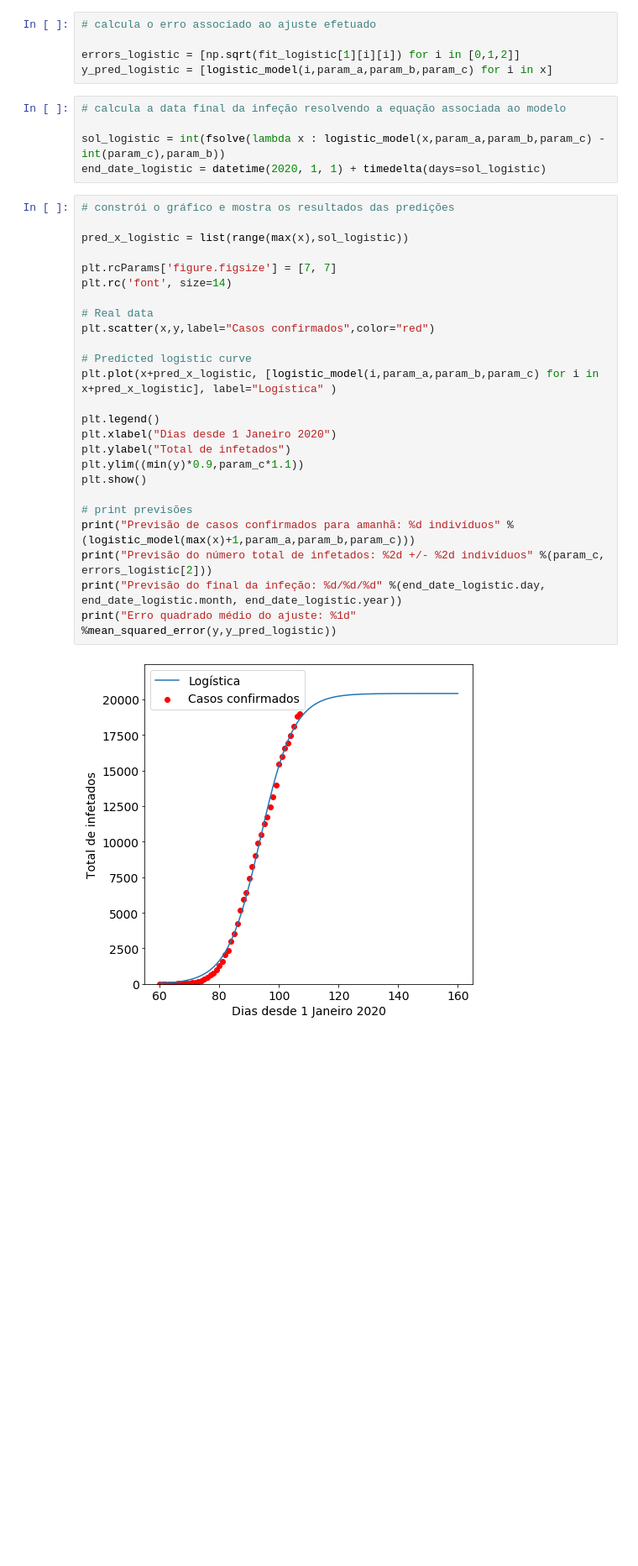
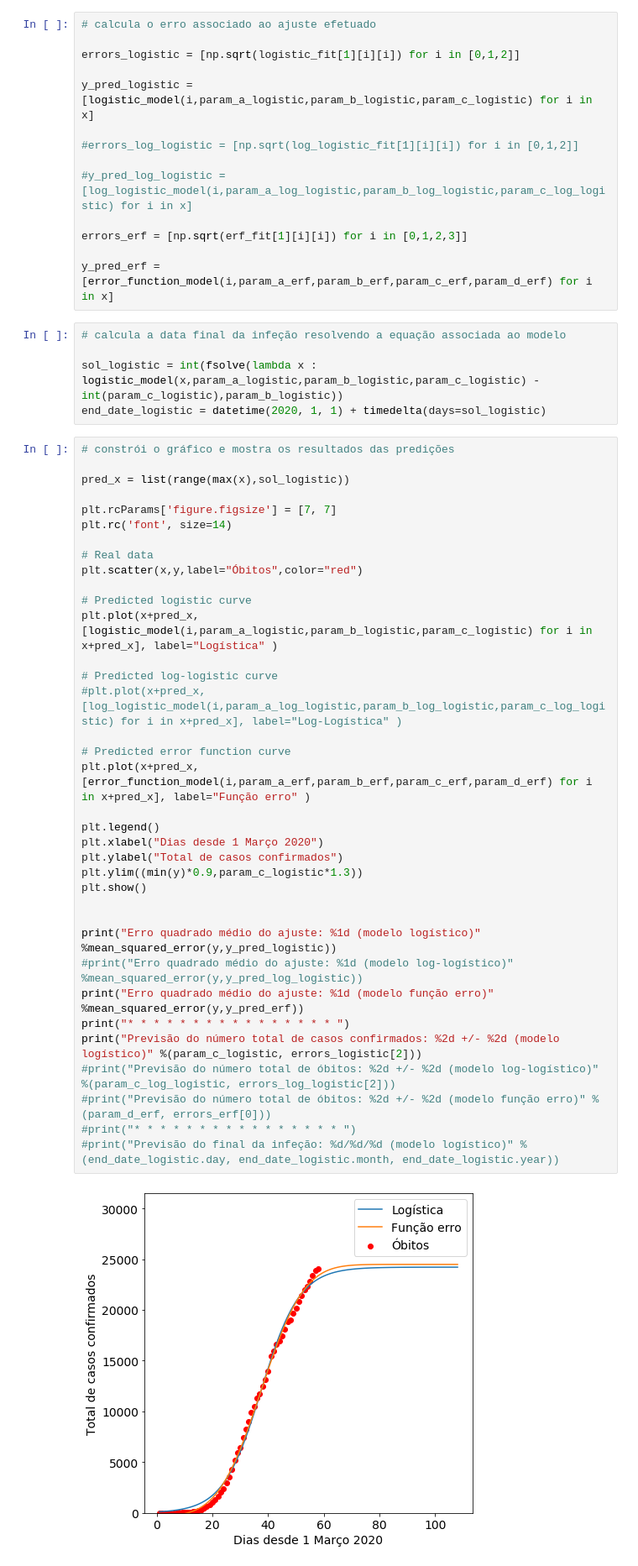
Before and after one commit to Miguel-Salgado/covid-19, a Jupyter notebook: covid-19-portugal_confirmados.ipynb, the cells around one changed output. Shown: that part at 84% size. Drawn from its saved outputs; the diff is of its cells as text; blank space fills up the shorter version.

```diff
--- a/covid-19-portugal_confirmados.ipynb
+++ b/covid-19-portugal_confirmados.ipynb
@@ -55,37 +86,57 @@ a =  5.64; b =  93.77; c =  20421.12
 # %%
 # calcula o erro associado ao ajuste efetuado
 
-errors_logistic = [np.sqrt(fit_logistic[1][i][i]) for i in [0,1,2]]
-y_pred_logistic = [logistic_model(i,param_a,param_b,param_c) for i in x]
+errors_logistic = [np.sqrt(logistic_fit[1][i][i]) for i in [0,1,2]]
+
+y_pred_logistic = [logistic_model(i,param_a_logistic,param_b_logistic,param_c_logistic) for i in x]
+
+#errors_log_logistic = [np.sqrt(log_logistic_fit[1][i][i]) for i in [0,1,2]]
+
+#y_pred_log_logistic = [log_logistic_model(i,param_a_log_logistic,param_b_log_logistic,param_c_log_logistic) for i in x]
+
+errors_erf = [np.sqrt(erf_fit[1][i][i]) for i in [0,1,2,3]]
+
+y_pred_erf = [error_function_model(i,param_a_erf,param_b_erf,param_c_erf,param_d_erf) for i in x]
 # %%
 # calcula a data final da infeção resolvendo a equação associada ao modelo
 
-sol_logistic = int(fsolve(lambda x : logistic_model(x,param_a,param_b,param_c) - int(param_c),param_b))
+sol_logistic = int(fsolve(lambda x : logistic_model(x,param_a_logistic,param_b_logistic,param_c_logistic) - int(param_c_logistic),param_b_logistic))
 end_date_logistic = datetime(2020, 1, 1) + timedelta(days=sol_logistic)
 # %%
 # constrói o gráfico e mostra os resultados das predições
 
-pred_x_logistic = list(range(max(x),sol_logistic))
+pred_x = list(range(max(x),sol_logistic))
 
 plt.rcParams['figure.figsize'] = [7, 7]
 plt.rc('font', size=14)
 
 # Real data
-plt.scatter(x,y,label="Casos confirmados",color="red")
+plt.scatter(x,y,label="Óbitos",color="red")
 
 # Predicted logistic curve
-plt.plot(x+pred_x_logistic, [logistic_model(i,param_a,param_b,param_c) for i in x+pred_x_logistic], label="Logística" )
+plt.plot(x+pred_x, [logistic_model(i,param_a_logistic,param_b_logistic,param_c_logistic) for i in x+pred_x], label="Logística" )
+
+# Predicted log-logistic curve
+#plt.plot(x+pred_x, [log_logistic_model(i,param_a_log_logistic,param_b_log_logistic,param_c_log_logistic) for i in x+pred_x], label="Log-Logística" )
+
+# Predicted error function curve
+plt.plot(x+pred_x, [error_function_model(i,param_a_erf,param_b_erf,param_c_erf,param_d_erf) for i in x+pred_x], label="Função erro" )
 
 plt.legend()
-plt.xlabel("Dias desde 1 Janeiro 2020")
-plt.ylabel("Total de infetados")
-plt.ylim((min(y)*0.9,param_c*1.1))
+plt.xlabel("Dias desde 1 Março 2020")
+plt.ylabel("Total de casos confirmados")
+plt.ylim((min(y)*0.9,param_c_logistic*1.3))
 plt.show()
 
-# print previsões
-print("Previsão de casos confirmados para amanhã: %d indivíduos" %(logistic_model(max(x)+1,param_a,param_b,param_c)))
-print("Previsão do número total de infetados: %2d +/- %2d indivíduos" %(param_c, errors_logistic[2]))
-print("Previsão do final da infeção: %d/%d/%d" %(end_date_logistic.day, end_date_logistic.month, end_date_logistic.year))
-print("Erro quadrado médio do ajuste: %1d" %mean_squared_error(y,y_pred_logistic))
+
+print("Erro quadrado médio do ajuste: %1d (modelo logístico)" %mean_squared_error(y,y_pred_logistic))
+#print("Erro quadrado médio do ajuste: %1d (modelo log-logístico)" %mean_squared_error(y,y_pred_log_logistic))
+print("Erro quadrado médio do ajuste: %1d (modelo função erro)" %mean_squared_error(y,y_pred_erf))
+print("* * * * * * * * * * * * * * * * ")
+print("Previsão do número total de casos confirmados: %2d +/- %2d (modelo logístico)" %(param_c_logistic, errors_logistic[2]))
+#print("Previsão do número total de óbitos: %2d +/- %2d (modelo log-logístico)" %(param_c_log_logistic, errors_log_logistic[2]))
+#print("Previsão do número total de óbitos: %2d +/- %2d (modelo função erro)" %(param_d_erf, errors_erf[0]))
+#print("* * * * * * * * * * * * * * * * ")
+#print("Previsão do final da infeção: %d/%d/%d (modelo logístico)" %(end_date_logistic.day, end_date_logistic.month, end_date_logistic.year))
 # %% [output]
-[figure, old version]
+[figure, new version]
```
Also changed, not shown: parts of 7 cells of this notebook, 1 other file.
